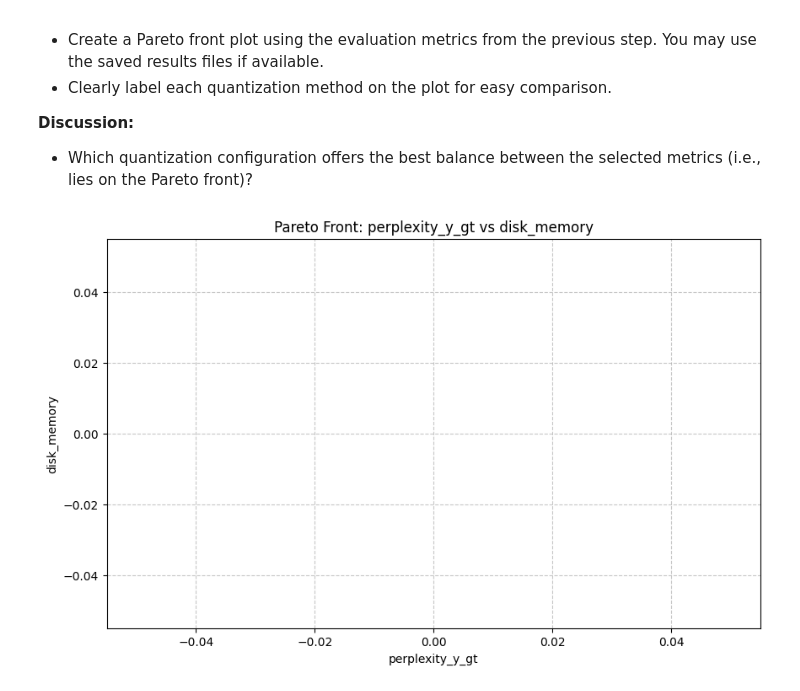
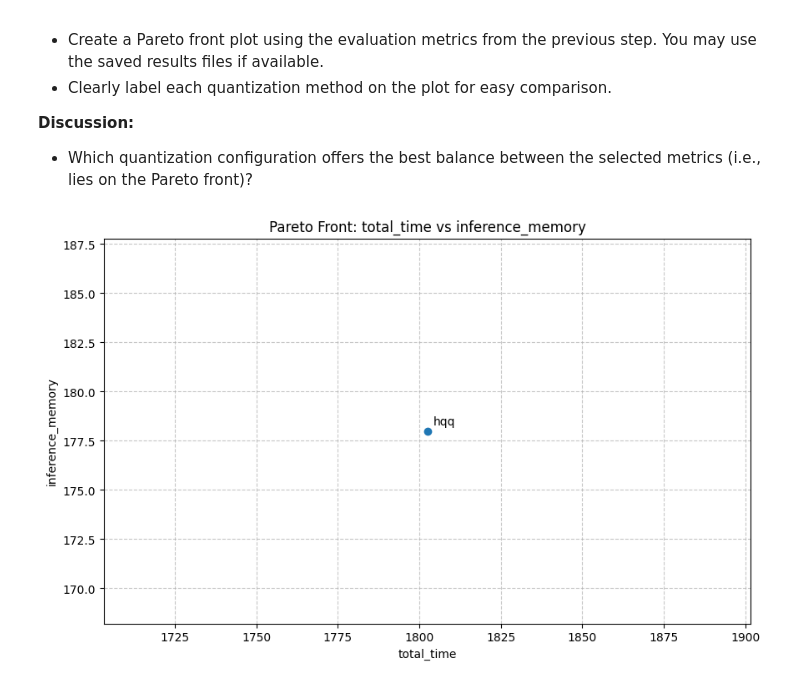
Before and after one commit to PrunaAI/ai-efficiency-courses, a Jupyter notebook: solutions/04-benchmark_llm_quantization_methods.ipynb, the cells around one changed output. Drawn from its saved outputs; the diff is of its cells as text; code cells hidden in the pictures.

```diff
--- a/solutions/04-benchmark_llm_quantization_methods.ipynb
+++ b/solutions/04-benchmark_llm_quantization_methods.ipynb
@@ -302,11 +324,15 @@ def plot_pareto_front(results, metric1_name, metric2_name):
     metric1_values = []
     metric2_values = []
 
-    for quantizer, result in results.items():
-        if result is not None and metric1_name in result and metric2_name in result:
-            quantizers.append(quantizer)
-            metric1_values.append(result[metric1_name])
-            metric2_values.append(result[metric2_name])
+    ### To Complete ###
+
+    for quantizer, metric_results in results.items():
+        quantizers.append(quantizer)
+        for metric_result in metric_results:
+            if metric_result.name == metric1_name:
+                metric1_values.append(metric_result.result)
+            elif metric_result.name == metric2_name:
+                metric2_values.append(metric_result.result)
 
     plt.figure(figsize=(10, 6))
     plt.scatter(metric1_values, metric2_values)
@@ -322,8 +348,9 @@ def plot_pareto_front(results, metric1_name, metric2_name):
     plt.title(f"Pareto Front: {metric1_name} vs {metric2_name}")
     plt.grid(True, linestyle="--", alpha=0.7)
 
+    ### End of To Complete ###
     plt.show()
 # %%
-plot_pareto_front(evaluation_results, "perplexity_y_gt", "disk_memory")
+plot_pareto_front(evaluation_results, "total_time", "inference_memory")
 # %% [output]
-[figure, old version]
+[figure, new version]
```
Also changed, not shown: parts of 5 cells of this notebook, 2 other files.
